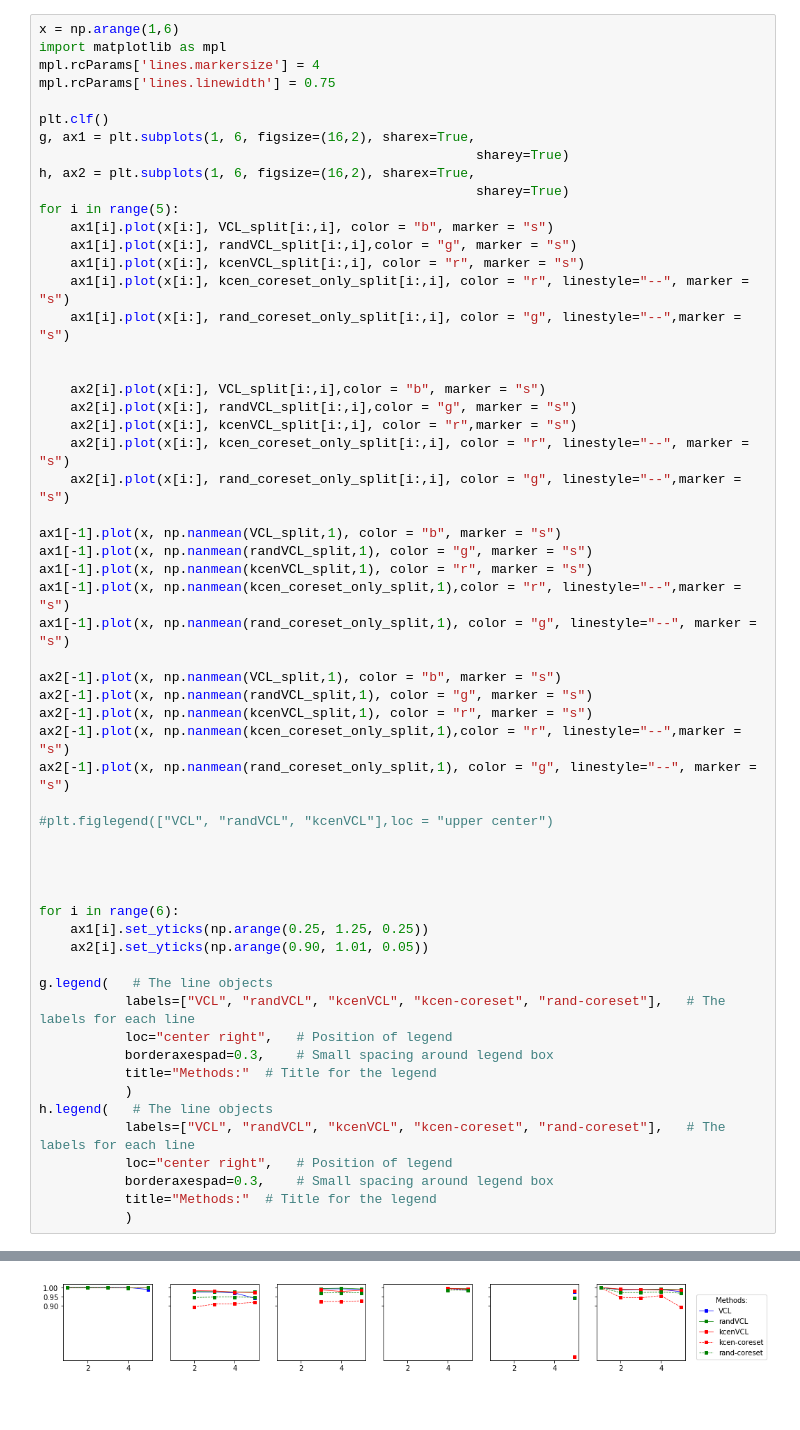
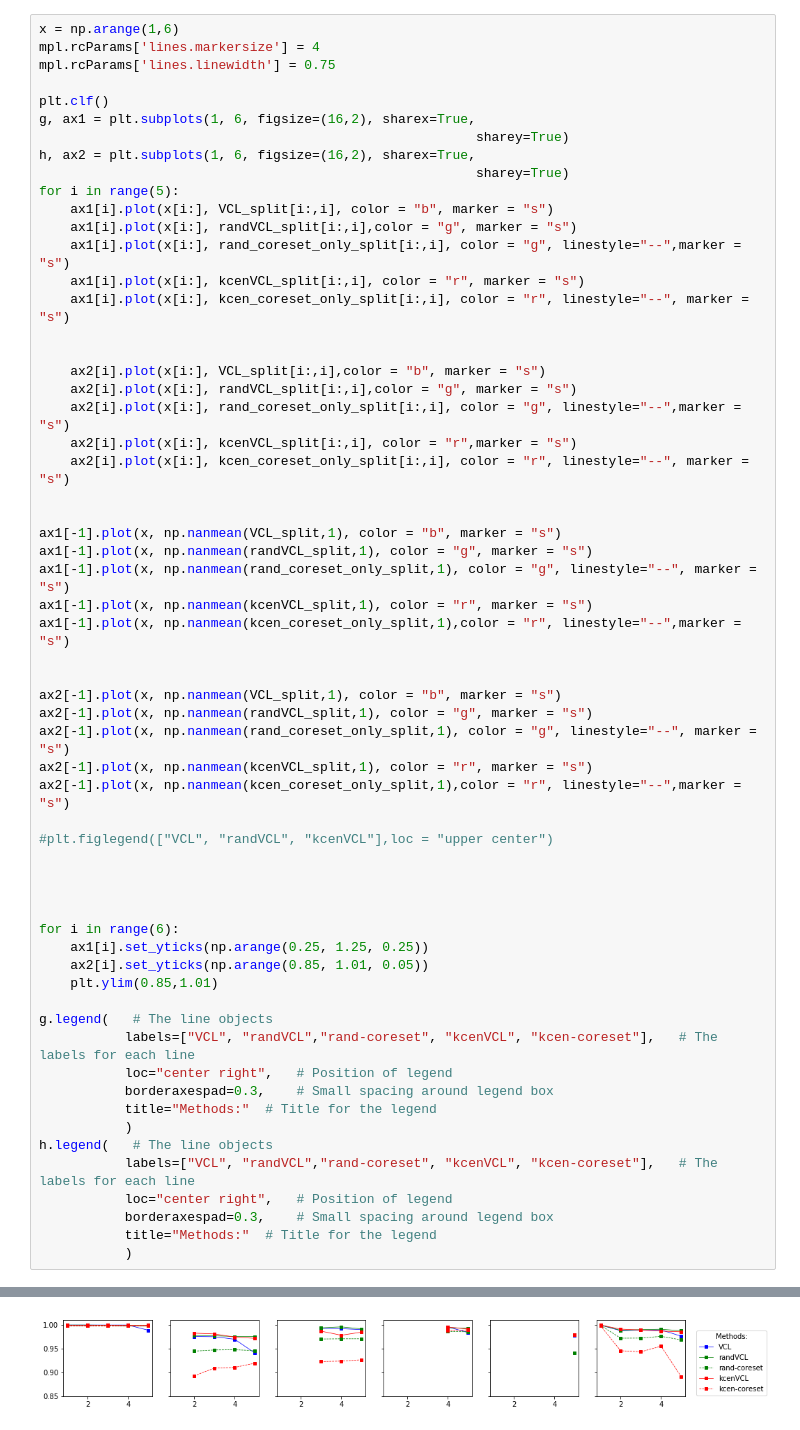
Before and after one commit to guyrom27/VariationalContinualLearning, a Jupyter notebook: Results.ipynb, the cells around one changed output, grey strips where cells are left out. Drawn from its saved outputs; the diff is of its cells as text.

```diff
--- a/Results.ipynb
+++ b/Results.ipynb
@@ -96,6 +121,5 @@ rand_coreset_only_split =  np.load(directory+"rand-coreset-only-split.npy")
 # %%
 x = np.arange(1,6)
-import matplotlib as mpl
 mpl.rcParams['lines.markersize'] = 4
 mpl.rcParams['lines.linewidth'] = 0.75
 
@@ -107,28 +131,30 @@ h, ax2 = plt.subplots(1, 6, figsize=(16,2), sharex=True,
 for i in range(5):
     ax1[i].plot(x[i:], VCL_split[i:,i], color = "b", marker = "s")
     ax1[i].plot(x[i:], randVCL_split[i:,i],color = "g", marker = "s")
+    ax1[i].plot(x[i:], rand_coreset_only_split[i:,i], color = "g", linestyle="--",marker = "s")
     ax1[i].plot(x[i:], kcenVCL_split[i:,i], color = "r", marker = "s")
     ax1[i].plot(x[i:], kcen_coreset_only_split[i:,i], color = "r", linestyle="--", marker = "s")
-    ax1[i].plot(x[i:], rand_coreset_only_split[i:,i], color = "g", linestyle="--",marker = "s")
 
 
     ax2[i].plot(x[i:], VCL_split[i:,i],color = "b", marker = "s")
     ax2[i].plot(x[i:], randVCL_split[i:,i],color = "g", marker = "s")
+    ax2[i].plot(x[i:], rand_coreset_only_split[i:,i], color = "g", linestyle="--",marker = "s")
     ax2[i].plot(x[i:], kcenVCL_split[i:,i], color = "r",marker = "s")
     ax2[i].plot(x[i:], kcen_coreset_only_split[i:,i], color = "r", linestyle="--", marker = "s")
-    ax2[i].plot(x[i:], rand_coreset_only_split[i:,i], color = "g", linestyle="--",marker = "s")
+
 
 ax1[-1].plot(x, np.nanmean(VCL_split,1), color = "b", marker = "s")
 ax1[-1].plot(x, np.nanmean(randVCL_split,1), color = "g", marker = "s")
+ax1[-1].plot(x, np.nanmean(rand_coreset_only_split,1), color = "g", linestyle="--", marker = "s")
 ax1[-1].plot(x, np.nanmean(kcenVCL_split,1), color = "r", marker = "s")
 ax1[-1].plot(x, np.nanmean(kcen_coreset_only_split,1),color = "r", linestyle="--",marker = "s")
-ax1[-1].plot(x, np.nanmean(rand_coreset_only_split,1), color = "g", linestyle="--", marker = "s")
+
 
 ax2[-1].plot(x, np.nanmean(VCL_split,1), color = "b", marker = "s")
 ax2[-1].plot(x, np.nanmean(randVCL_split,1), color = "g", marker = "s")
+ax2[-1].plot(x, np.nanmean(rand_coreset_only_split,1), color = "g", linestyle="--", marker = "s")
 ax2[-1].plot(x, np.nanmean(kcenVCL_split,1), color = "r", marker = "s")
 ax2[-1].plot(x, np.nanmean(kcen_coreset_only_split,1),color = "r", linestyle="--",marker = "s")
-ax2[-1].plot(x, np.nanmean(rand_coreset_only_split,1), color = "g", linestyle="--", marker = "s")
 
 #plt.figlegend(["VCL", "randVCL", "kcenVCL"],loc = "upper center")
 
@@ -137,16 +163,17 @@ ax2[-1].plot(x, np.nanmean(rand_coreset_only_split,1), color = "g", linestyle="-
 
 for i in range(6):
     ax1[i].set_yticks(np.arange(0.25, 1.25, 0.25))
-    ax2[i].set_yticks(np.arange(0.90, 1.01, 0.05))
+    ax2[i].set_yticks(np.arange(0.85, 1.01, 0.05))
+    plt.ylim(0.85,1.01)
 
 g.legend(   # The line objects
-           labels=["VCL", "randVCL", "kcenVCL", "kcen-coreset", "rand-coreset"],   # The labels for each line
+           labels=["VCL", "randVCL","rand-coreset", "kcenVCL", "kcen-coreset"],   # The labels for each line
            loc="center right",   # Position of legend
            borderaxespad=0.3,    # Small spacing around legend box
            title="Methods:"  # Title for the legend
            )
 h.legend(   # The line objects
-           labels=["VCL", "randVCL", "kcenVCL", "kcen-coreset", "rand-coreset"],   # The labels for each line
+           labels=["VCL", "randVCL","rand-coreset", "kcenVCL", "kcen-coreset"],   # The labels for each line
            loc="center right",   # Position of legend
            borderaxespad=0.3,    # Small spacing around legend box
            title="Methods:"  # Title for the legend
@@ -158 +185 @@ h.legend(   # The line objects
-[figure, old version]
+[figure, new version]
```
Also changed, not shown: parts of 13 cells of this notebook.
